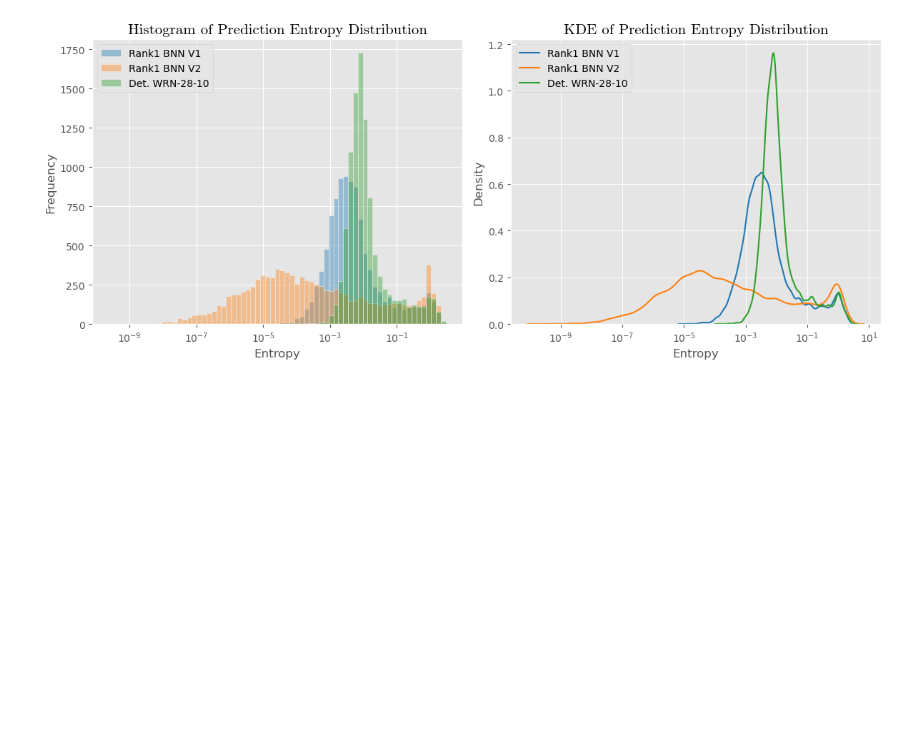
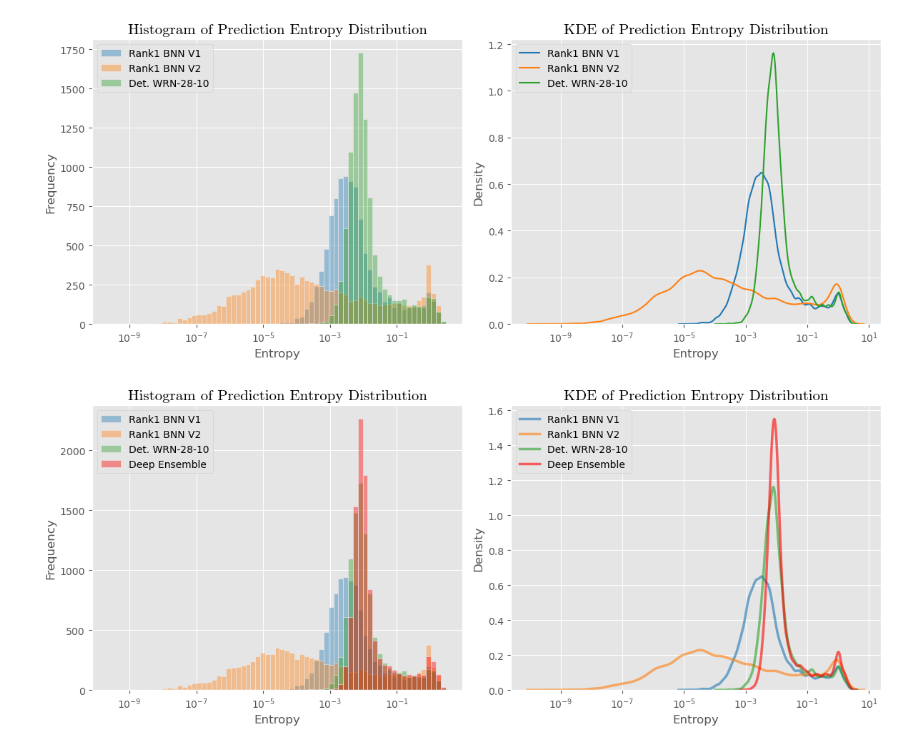
Before and after one commit to jonathansim/Rank-1-Bayesian-Neural-Networks, a Jupyter notebook: results_processing/histograms.ipynb, the cells around one changed output. Cells and saved outputs as stored; diff of their text form; code cells hidden in the pictures; blank space fills up the shorter version.

```diff
--- a/results_processing/histograms.ipynb
+++ b/results_processing/histograms.ipynb
@@ -200,3 +208,50 @@ plt.tight_layout()
 plt.show()
 # %% [output]
 [figure]
+# %%
+
+# Set font to Computer Modern 10pt
+
+
+plt.style.use('ggplot')
+
+file_path_bnn1 = 'BNN_normal_data_entropy_log2.txt'
+file_path_bnn2 = 'BNN_normal_data_entropy_v3.txt'
+file_path_det = 'det_normal_data_entropy_log2.txt'
+file_path_ens = 'ens_normal_data_entropy.txt'
+
+bnn1 = np.loadtxt(file_path_bnn1)
+bnn2 = np.loadtxt(file_path_bnn2)
+det = np.loadtxt(file_path_det)
+ens = np.loadtxt(file_path_ens)
+
+min_val = min(np.min(bnn1), np.min(bnn2), np.min(det), np.min(ens))
+max_val = max(np.max(bnn1), np.max(bnn2), np.max(det), np.max(ens))
+bins = np.linspace(np.log10(min_val), np.log10(max_val), 70)
+
+bw_adjust = 0.5
+
+fig, axes = plt.subplots(1, 2, figsize=(12, 5))
+
+# Histogram subplot
+sns.histplot(bnn1, bins=bins, log_scale=(True,False), alpha=0.4, color='#1f77b4', kde=False, kde_kws={'bw_adjust': bw_adjust}, ax=axes[0])
+sns.histplot(bnn2, bins=bins, log_scale=(True,False), alpha=0.4, color='#ff7f0e', kde=False, kde_kws={'bw_adjust': bw_adjust}, ax=axes[0])
+sns.histplot(det, bins=bins, log_scale=(True,False), alpha=0.4, color='#2ca02c', kde=False, kde_kws={'bw_adjust': bw_adjust}, ax=axes[0])
+sns.histplot(ens, bins=bins, log_scale=(True,False), alpha=0.4, color='red', kde=False, kde_kws={'bw_adjust': bw_adjust}, ax=axes[0])
+axes[0].set(title='Histogram of Prediction Entropy Distribution', xlabel='Entropy', ylabel='Frequency')
+axes[0].set_title('Histogram of Prediction Entropy Distribution', fontsize=15, fontname='cmr10')
+axes[0].legend(['Rank1 BNN V1', 'Rank1 BNN V2', 'Det. WRN-28-10', 'Deep Ensemble'])
+
+# KDE subplot
+sns.kdeplot(bnn1, log_scale=(True,False), color='#1f77b4', bw_adjust=bw_adjust, ax=axes[1], alpha=0.6, linewidth=2.5)
+sns.kdeplot(bnn2, log_scale=(True,False), color='#ff7f0e', bw_adjust=bw_adjust, ax=axes[1], alpha=0.6, linewidth=2.5)
+sns.kdeplot(det, log_scale=(True,False), color='#2ca02c', bw_adjust=bw_adjust, ax=axes[1], alpha=0.6, linewidth=2.5)
+sns.kdeplot(ens, log_scale=(True,False), color='red', bw_adjust=bw_adjust, ax=axes[1], alpha=0.6, linewidth=2.5)
+axes[1].set(title='KDE of Prediction Entropy Distribution', xlabel='Entropy', ylabel='Density')
+axes[1].set_title('KDE of Prediction Entropy Distribution', fontsize=15, fontname='cmr10')
+axes[1].legend(['Rank1 BNN V1', 'Rank1 BNN V2', 'Det. WRN-28-10', 'Deep Ensemble'])
+
+plt.tight_layout()
+plt.show()
+# %% [output]
+[figure, added]
```
Also changed, not shown: parts of 2 cells of this notebook, 2 other files.
